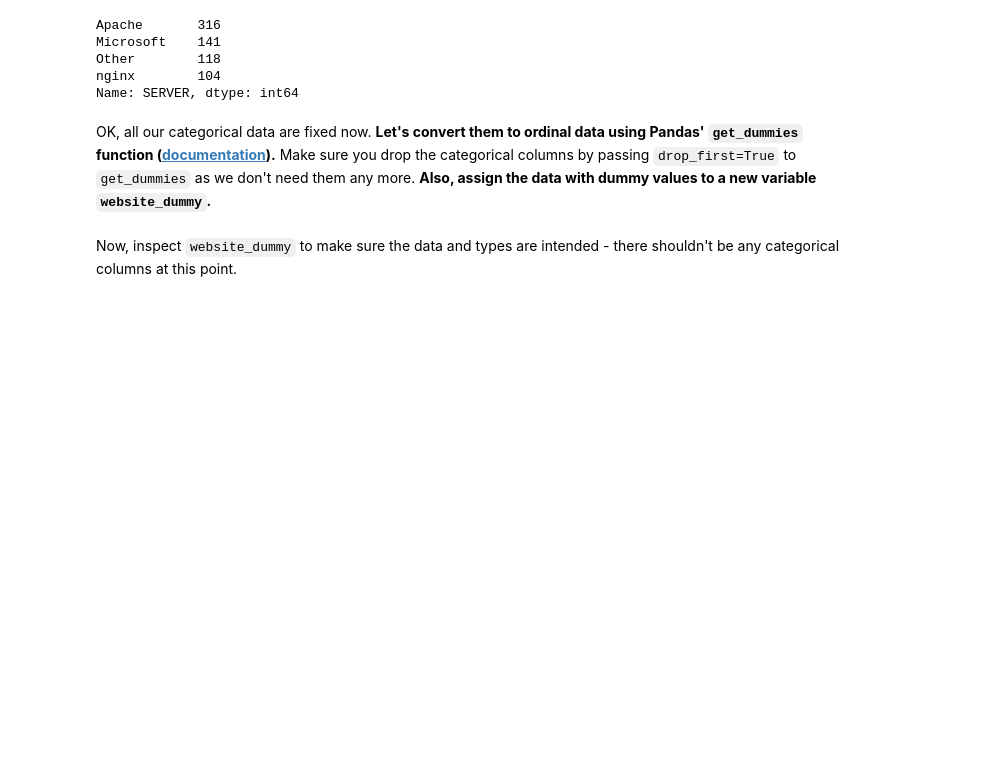
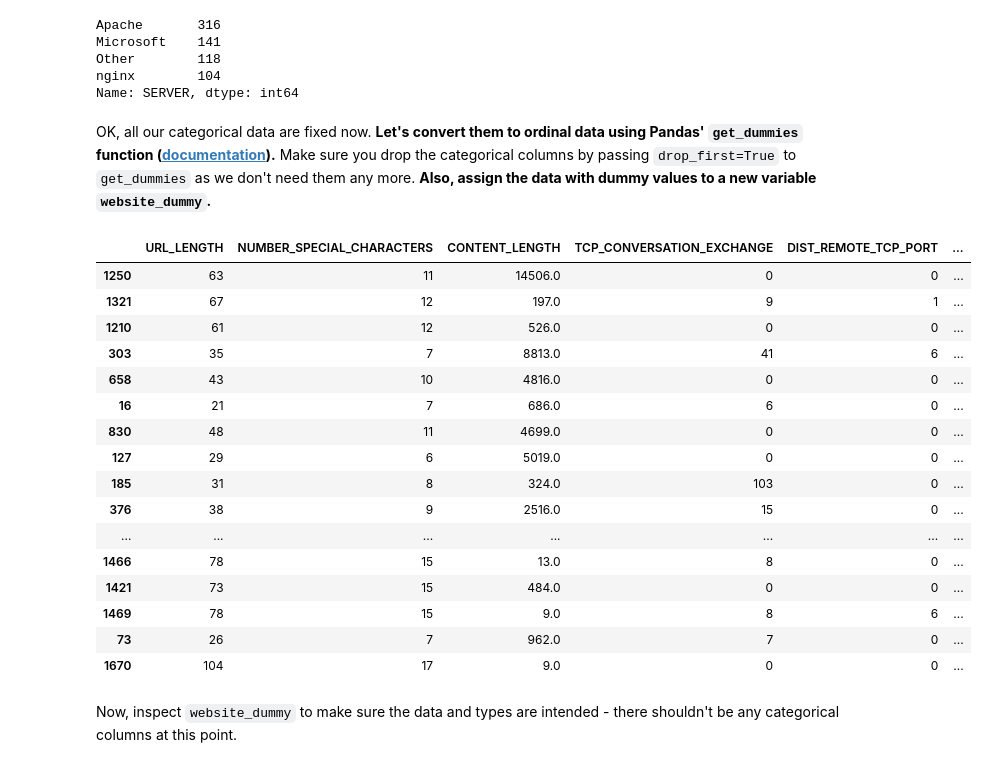
Before and after one commit to Ironhack-data-bcn-oct-2023/lab-supervised-learning, a Jupyter notebook: your-code/main.ipynb, the cells around one changed output. Saved outputs shown, nothing was run; the diff lists cells and outputs as text; code cells hidden in the pictures; blank space fills up the shorter version.

```diff
--- a/your-code/main.ipynb
+++ b/your-code/main.ipynb
@@ -514,2 +512,27 @@ OK, all our categorical data are fixed now. **Let's convert them to ordinal data
+# %%
+website_dummy = pd.get_dummies(websites, prefix=None, prefix_sep='_', dummy_na=False, columns=None, sparse=False, drop_first=True, dtype=None)
+# %%
+pd.set_option('display.max_rows', None)
+pd.set_option('display.max_columns', None)
+# %%
+website_dummy.sample(30)
+# %% [output]
+|  | URL_LENGTH | NUMBER_SPECIAL_CHARACTERS | CONTENT_LENGTH | TCP_CONVERSATION_EXCHANGE | DIST_REMOTE_TCP_PORT | ... |
+| 1250 | 63 | 11 | 14506.0 | 0 | 0 | ... |
+| 1321 | 67 | 12 | 197.0 | 9 | 1 | ... |
+| 1210 | 61 | 12 | 526.0 | 0 | 0 | ... |
+| 303 | 35 | 7 | 8813.0 | 41 | 6 | ... |
+| 658 | 43 | 10 | 4816.0 | 0 | 0 | ... |
+| 16 | 21 | 7 | 686.0 | 6 | 0 | ... |
+| 830 | 48 | 11 | 4699.0 | 0 | 0 | ... |
+| 127 | 29 | 6 | 5019.0 | 0 | 0 | ... |
+| 185 | 31 | 8 | 324.0 | 103 | 0 | ... |
+| 376 | 38 | 9 | 2516.0 | 15 | 0 | ... |
+| ... | ... | ... | ... | ... | ... | ... |
+| 1466 | 78 | 15 | 13.0 | 8 | 0 | ... |
+| 1421 | 73 | 15 | 484.0 | 0 | 0 | ... |
+| 1469 | 78 | 15 | 9.0 | 8 | 6 | ... |
+| 73 | 26 | 7 | 962.0 | 7 | 0 | ... |
+| 1670 | 104 | 17 | 9.0 | 0 | 0 | ... |
 # %% [markdown]
 Now, inspect `website_dummy` to make sure the data and types are intended - there shouldn't be any categorical columns at this point.
```
Also changed, not shown: parts of 26 cells of this notebook.
